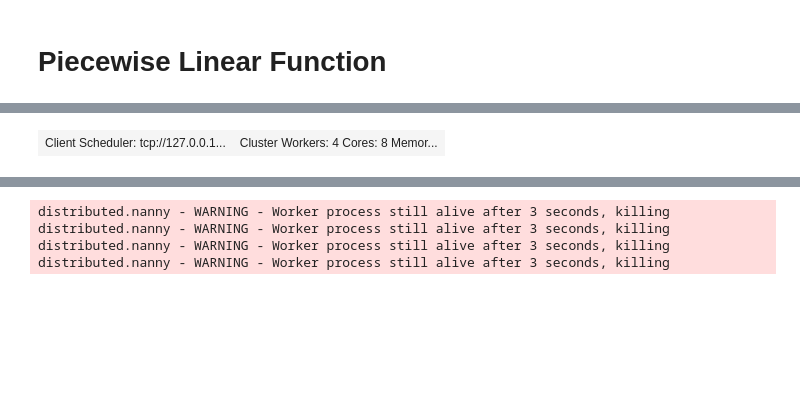
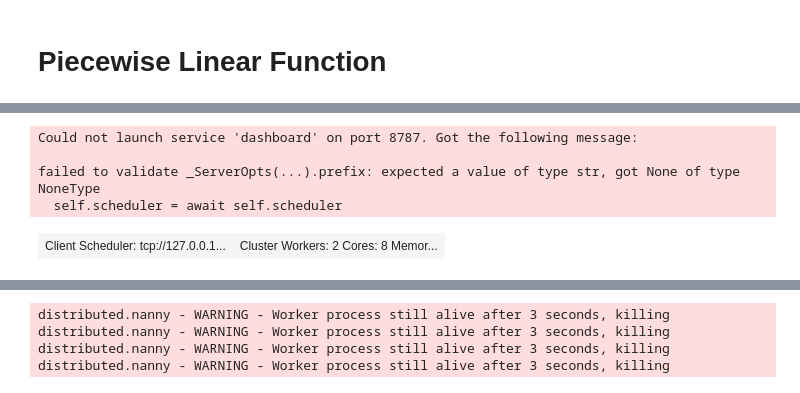
Before and after one commit to irom-lab/performance-limits, a Jupyter notebook: lava-problem/test.ipynb, the cells around one changed output, grey strips where cells are left out. Cells and saved outputs as stored; diff of their text form; code cells hidden in the pictures; blank space fills up the shorter version.

```diff
--- a/lava-problem/test.ipynb
+++ b/lava-problem/test.ipynb
@@ -271,10 +272,14 @@ def callbackF(svec,status):
     #Nfeval += 1
 # %%
 from dask.distributed import Client, progress
-client = Client()
+client = Client(n_workers=2)
 client
 # %% [output]
+Could not launch service 'dashboard' on port 8787. Got the following message:
+
+failed to validate _ServerOpts(...).prefix: expected a value of type str, got None of type NoneType
+  self.scheduler = await self.scheduler
-| Client Scheduler: tcp://127.0.0.1... | Cluster Workers: 4 Cores: 8 Memor... |
+| Client Scheduler: tcp://127.0.0.1... | Cluster Workers: 2 Cores: 8 Memor... |
 # %%
 import dask
 
```
Also changed, not shown: parts of 4 cells of this notebook, 15 other files.
